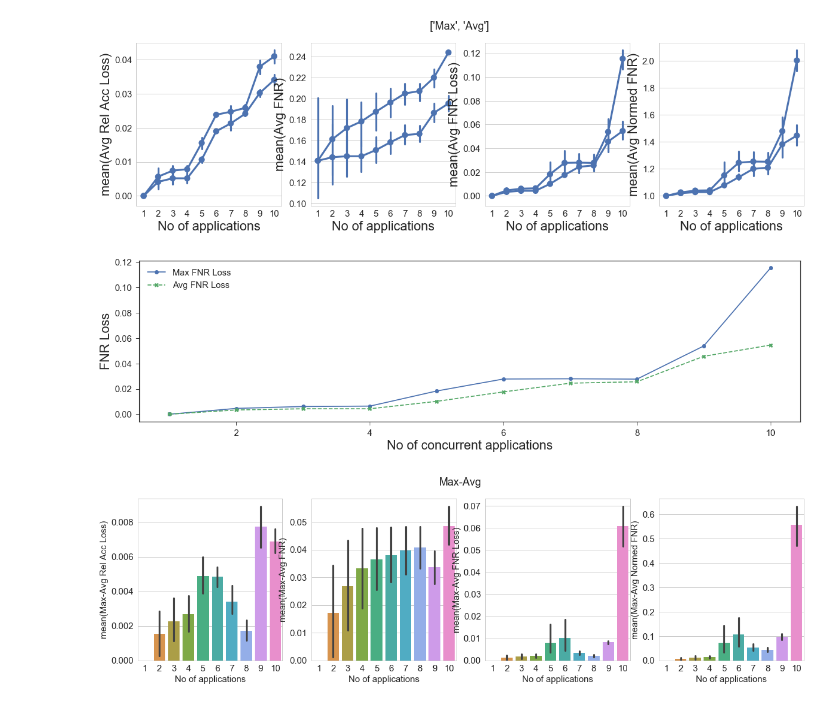
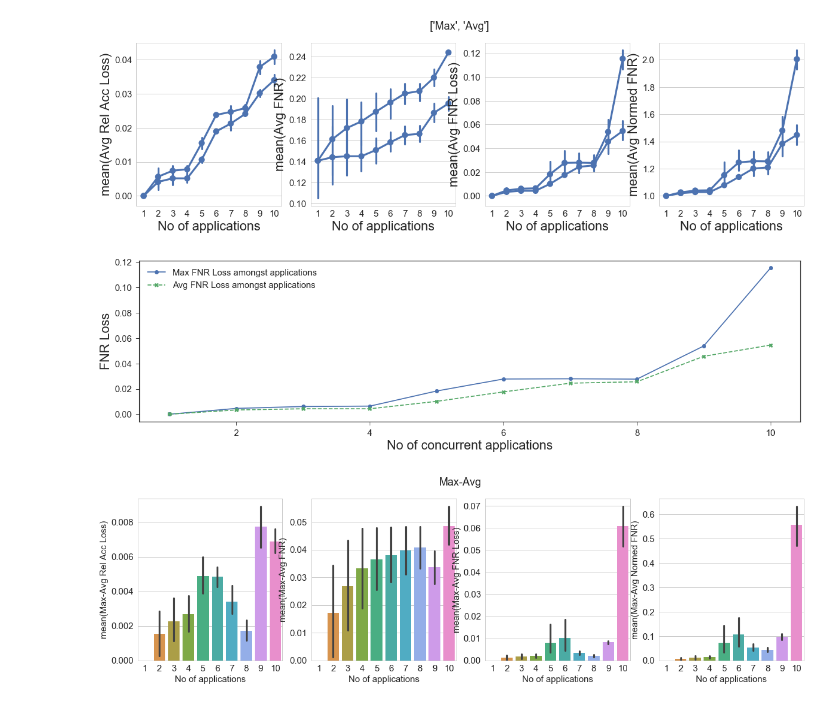
Before and after one commit to angelajiang/mainstream-analysis, a Jupyter notebook: notebooks/combining-apps-real.ipynb, the cells around one changed output. Cells and saved outputs as stored; diff of their text form; code cells hidden in the pictures.

Commit message:
Add loss amongst applications

```diff
--- a/notebooks/combining-apps-real.ipynb
+++ b/notebooks/combining-apps-real.ipynb
@@ -48,16 +48,16 @@ plot_multiple(['Max', 'Avg'], fn=sns.pointplot)
 # %%
 sns.set_style('ticks')
 grp = df_all.groupby('No of applications')
 lss = ['o-', 'X--']
 for x, ls in zip(['Max', 'Avg'], lss):
     data = grp[x + ' FNR Loss'].mean()
     xs, ys = data.index, data.values
-    plt.plot(xs, ys, ls, label=x + ' FNR Loss')
+    plt.plot(xs, ys, ls, label=x + ' FNR Loss amongst applications')
 plt.legend()
 plt.ylabel('FNR Loss')
 plt.xlabel('No of concurrent applications');
 # %% [output]
-[figure, old version]
+[figure, new version]
 # %%
 plot_multiple('Max-Avg')
 # %% [output]
```
